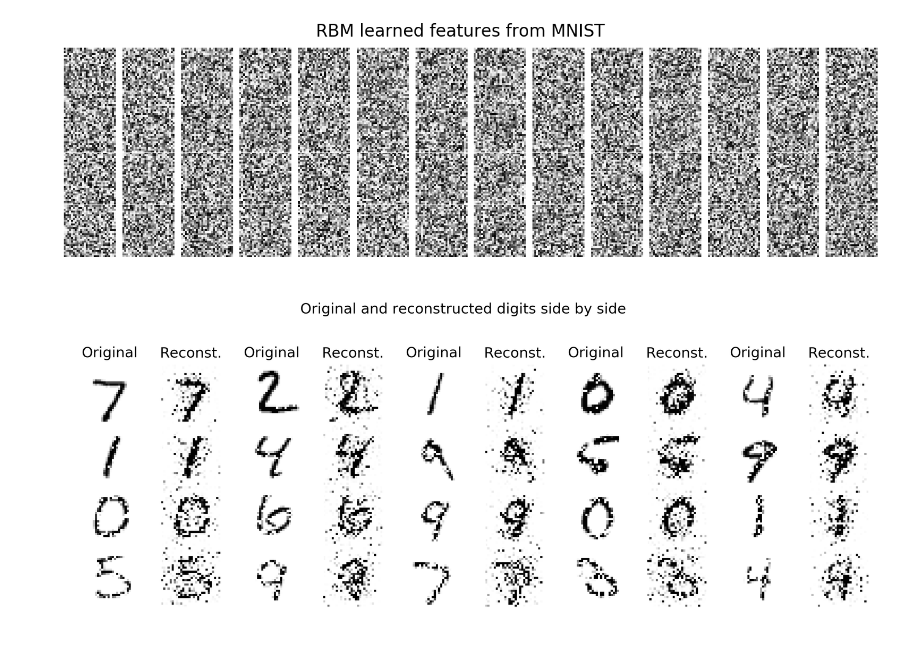
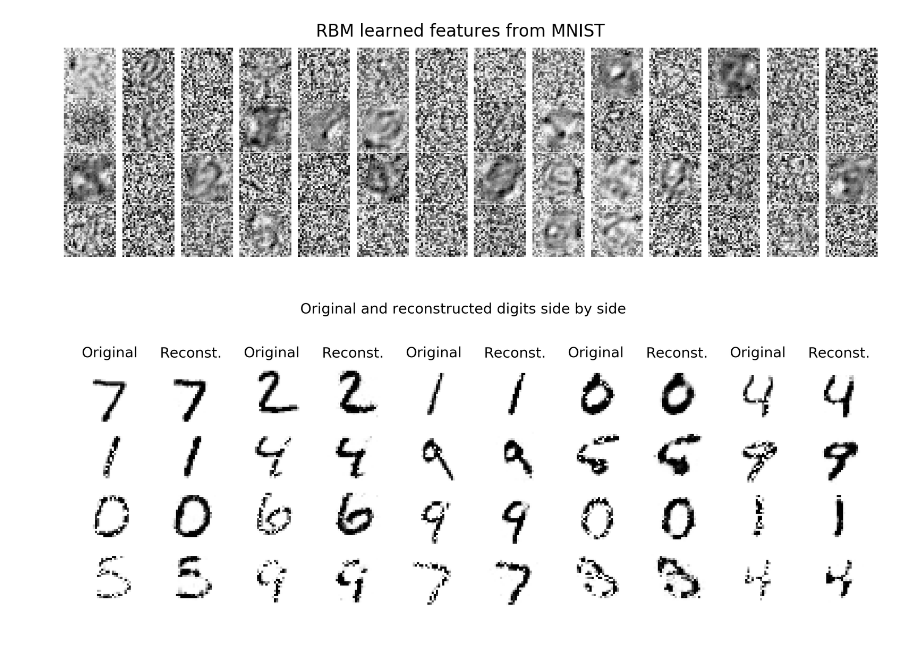
Before and after one commit to 2015xli/DBN, a Jupyter notebook: RBM.ipynb, the cells around one changed output. Saved outputs shown, nothing was run; the diff lists cells and outputs as text; code cells hidden in the pictures.

```diff
--- a/RBM.ipynb
+++ b/RBM.ipynb
@@ -234,13 +234,15 @@ class MNIST_RBM:
 # %%
 mnist_rbm = None
 if __name__ == "__main__" and '__file__' not in globals():
 
     np.seterr(all='raise')
     plt.close('all')
-    mnist_rbm = MNIST_RBM(28*28, 500, load_file=None)
+    model_file = "trained_models/mnist_rbm.784x500.epochs100"
+    mnist_rbm = MNIST_RBM(28*28, 500, model_file)
+    #mnist_rbm = MNIST_RBM(28*28, 500, load_file=None)
     mnist_rbm.train(1000, n_epoch=1, batch_size=10)
     mnist_rbm.rbm.show_features((28,28), "RBM learned features from MNIST ", 56)
     mnist_rbm.test_reconstruct(20)
 # %% [output]
-[figure, old version]
+[figure, new version]
-[figure, old version]
+[figure, new version]
```
Also changed, not shown: parts of 1 cell of this notebook, 6 other files.
